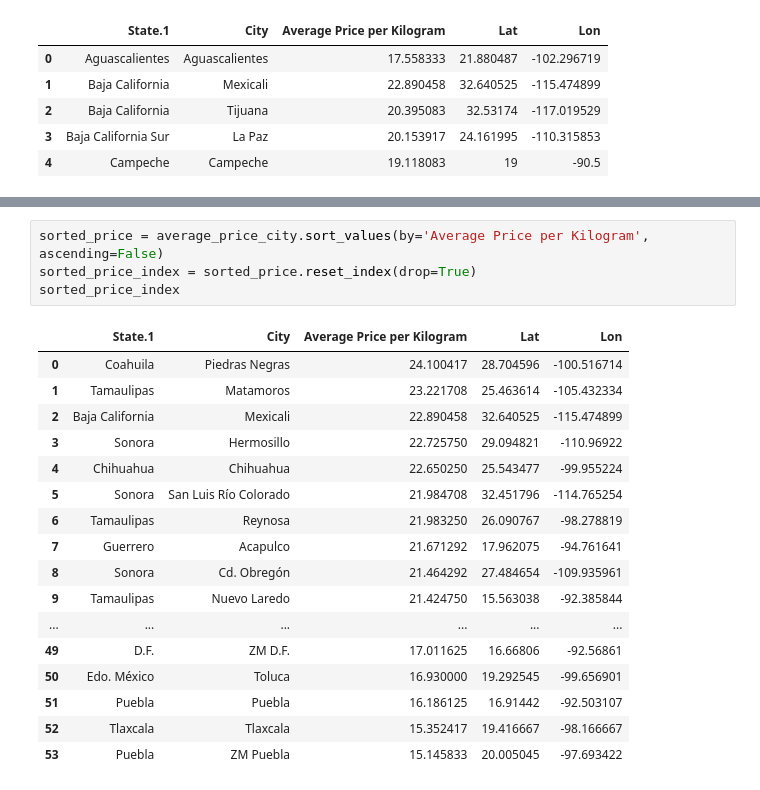
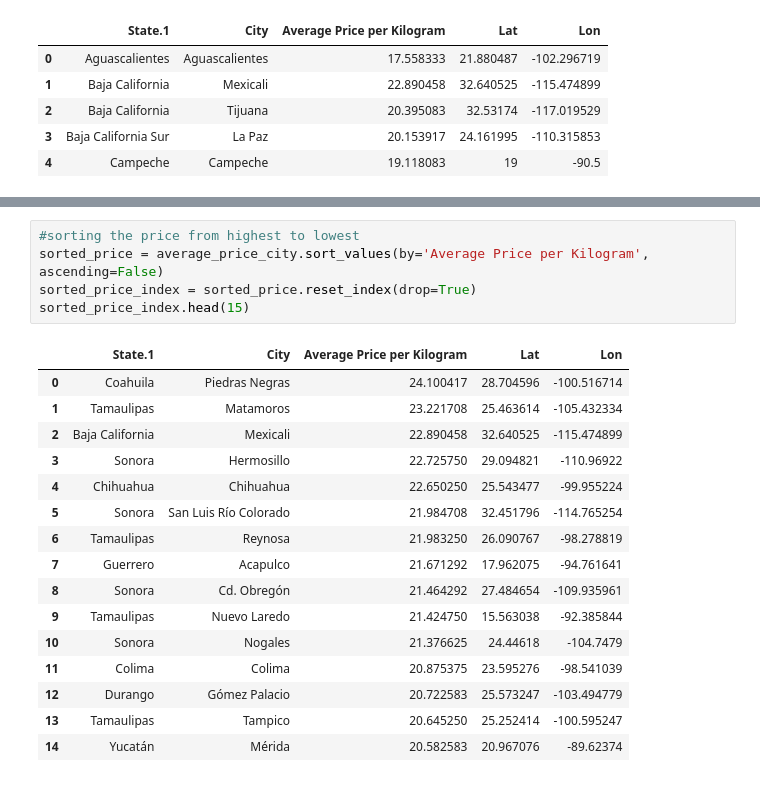
Before and after one commit to Josemarome/Project_1, a Jupyter notebook: 3_Tortilla_Maps.ipynb, the cells around one changed output, grey strips where cells are left out. Saved outputs shown, nothing was run; the diff lists cells and outputs as text.

```diff
--- a/3_Tortilla_Maps.ipynb
+++ b/3_Tortilla_Maps.ipynb
@@ -180,24 +189,24 @@ map_plot_1
 # %% [output]
 [interactive output not drawn]
 # %%
+#sorting the price from highest to lowest
 sorted_price = average_price_city.sort_values(by='Average Price per Kilogram', ascending=False)
 sorted_price_index = sorted_price.reset_index(drop=True)
-sorted_price_index
+sorted_price_index.head(15)
 # %% [output]
 |  | State.1 | City | Average Price per Kilogram | Lat | Lon |
 | 0 | Coahuila | Piedras Negras | 24.100417 | 28.704596 | -100.516714 |
 | 1 | Tamaulipas | Matamoros | 23.221708 | 25.463614 | -105.432334 |
 | 2 | Baja California | Mexicali | 22.890458 | 32.640525 | -115.474899 |
 | 3 | Sonora | Hermosillo | 22.725750 | 29.094821 | -110.96922 |
 | 4 | Chihuahua | Chihuahua | 22.650250 | 25.543477 | -99.955224 |
 | 5 | Sonora | San Luis Río Colorado | 21.984708 | 32.451796 | -114.765254 |
 | 6 | Tamaulipas | Reynosa | 21.983250 | 26.090767 | -98.278819 |
 | 7 | Guerrero | Acapulco | 21.671292 | 17.962075 | -94.761641 |
 | 8 | Sonora | Cd. Obregón | 21.464292 | 27.484654 | -109.935961 |
 | 9 | Tamaulipas | Nuevo Laredo | 21.424750 | 15.563038 | -92.385844 |
-| ... | ... | ... | ... | ... | ... |
-| 49 | D.F. | ZM D.F. | 17.011625 | 16.66806 | -92.56861 |
-| 50 | Edo. México | Toluca | 16.930000 | 19.292545 | -99.656901 |
-| 51 | Puebla | Puebla | 16.186125 | 16.91442 | -92.503107 |
-| 52 | Tlaxcala | Tlaxcala | 15.352417 | 19.416667 | -98.166667 |
-| 53 | Puebla | ZM Puebla | 15.145833 | 20.005045 | -97.693422 |
+| 10 | Sonora | Nogales | 21.376625 | 24.44618 | -104.7479 |
+| 11 | Colima | Colima | 20.875375 | 23.595276 | -98.541039 |
+| 12 | Durango | Gómez Palacio | 20.722583 | 25.573247 | -103.494779 |
+| 13 | Tamaulipas | Tampico | 20.645250 | 25.252414 | -100.595247 |
+| 14 | Yucatán | Mérida | 20.582583 | 20.967076 | -89.62374 |
```
Also changed, not shown: parts of 27 cells of this notebook, 2 other files.
